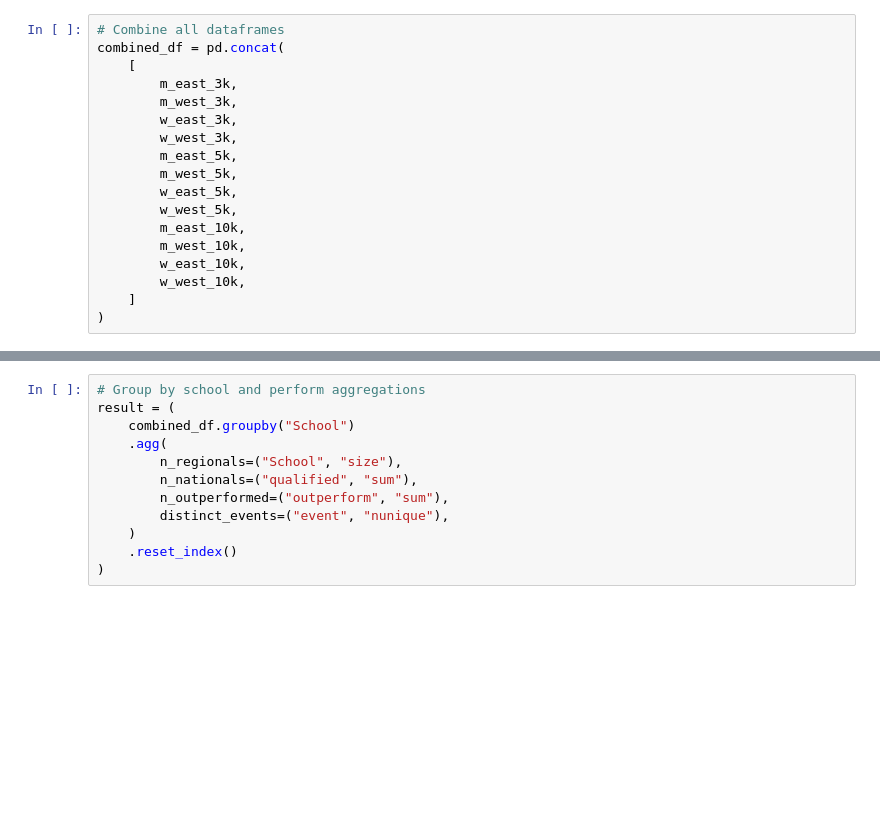
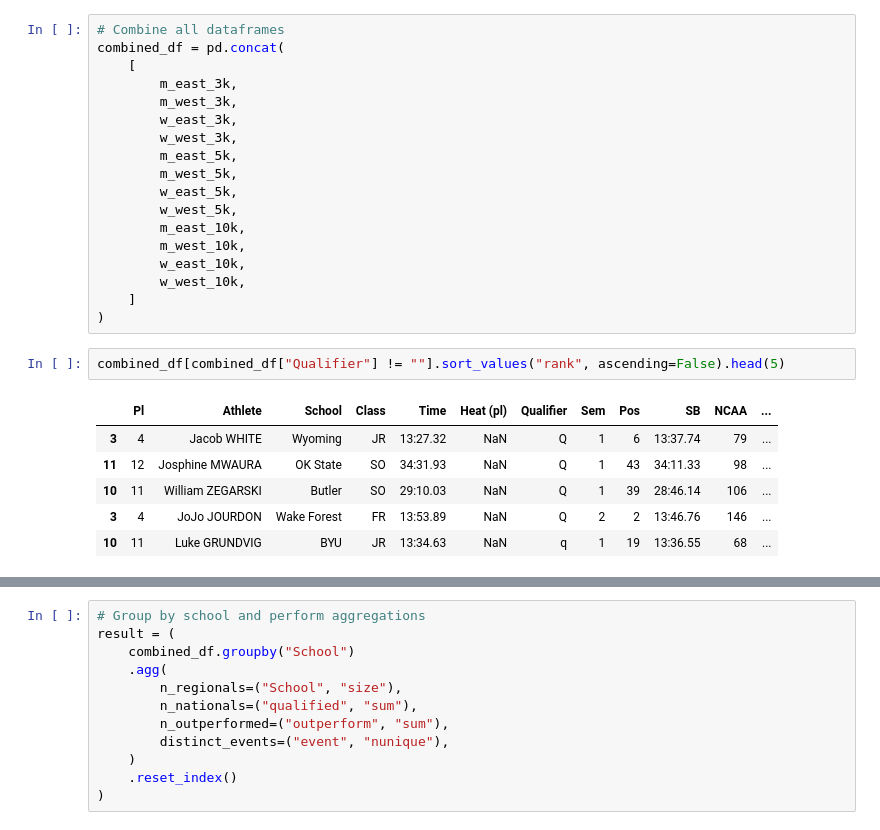
Before and after one commit to racheldadamio/rachels-receipts, a Jupyter notebook: regionals_report_card/report_card.ipynb, the cells around one changed output, grey strips where cells are left out. Saved outputs shown, nothing was run; the diff lists cells and outputs as text; blank space fills up the shorter version.

```diff
--- a/regionals_report_card/report_card.ipynb
+++ b/regionals_report_card/report_card.ipynb
@@ -278,3 +278,12 @@ combined_df = pd.concat(
         w_west_10k,
     ]
 )
+# %%
+combined_df[combined_df["Qualifier"] != ""].sort_values("rank", ascending=False).head(5)
+# %% [output]
+|  | Pl | Athlete | School | Class | Time | Heat (pl) | Qualifier | Sem | Pos | SB | NCAA | ... |
+| 3 | 4 | Jacob WHITE | Wyoming | JR | 13:27.32 | NaN | Q | 1 | 6 | 13:37.74 | 79 | ... |
+| 11 | 12 | Josphine MWAURA | OK State | SO | 34:31.93 | NaN | Q | 1 | 43 | 34:11.33 | 98 | ... |
+| 10 | 11 | William ZEGARSKI | Butler | SO | 29:10.03 | NaN | Q | 1 | 39 | 28:46.14 | 106 | ... |
+| 3 | 4 | JoJo JOURDON | Wake Forest | FR | 13:53.89 | NaN | Q | 2 | 2 | 13:46.76 | 146 | ... |
+| 10 | 11 | Luke GRUNDVIG | BYU | JR | 13:34.63 | NaN | q | 1 | 19 | 13:36.55 | 68 | ... |
```
Also changed, not shown: parts of 4 cells of this notebook.
